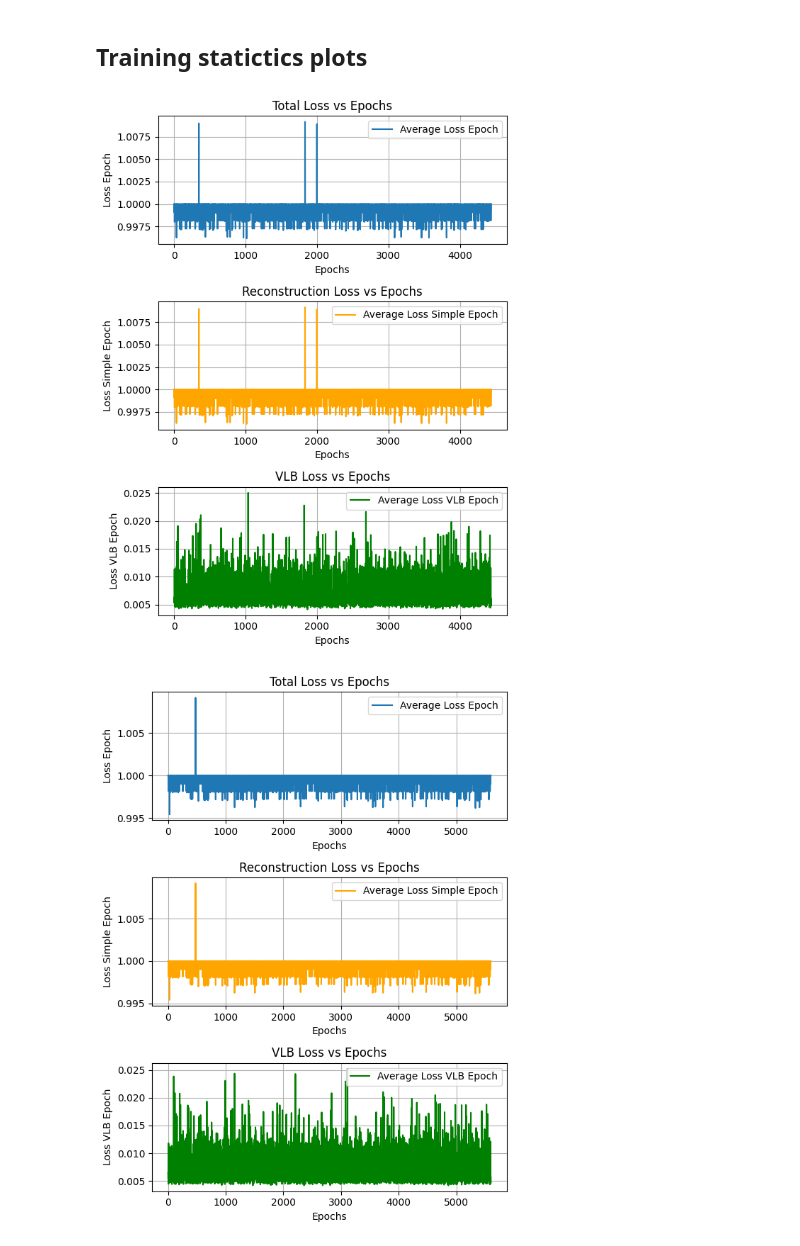
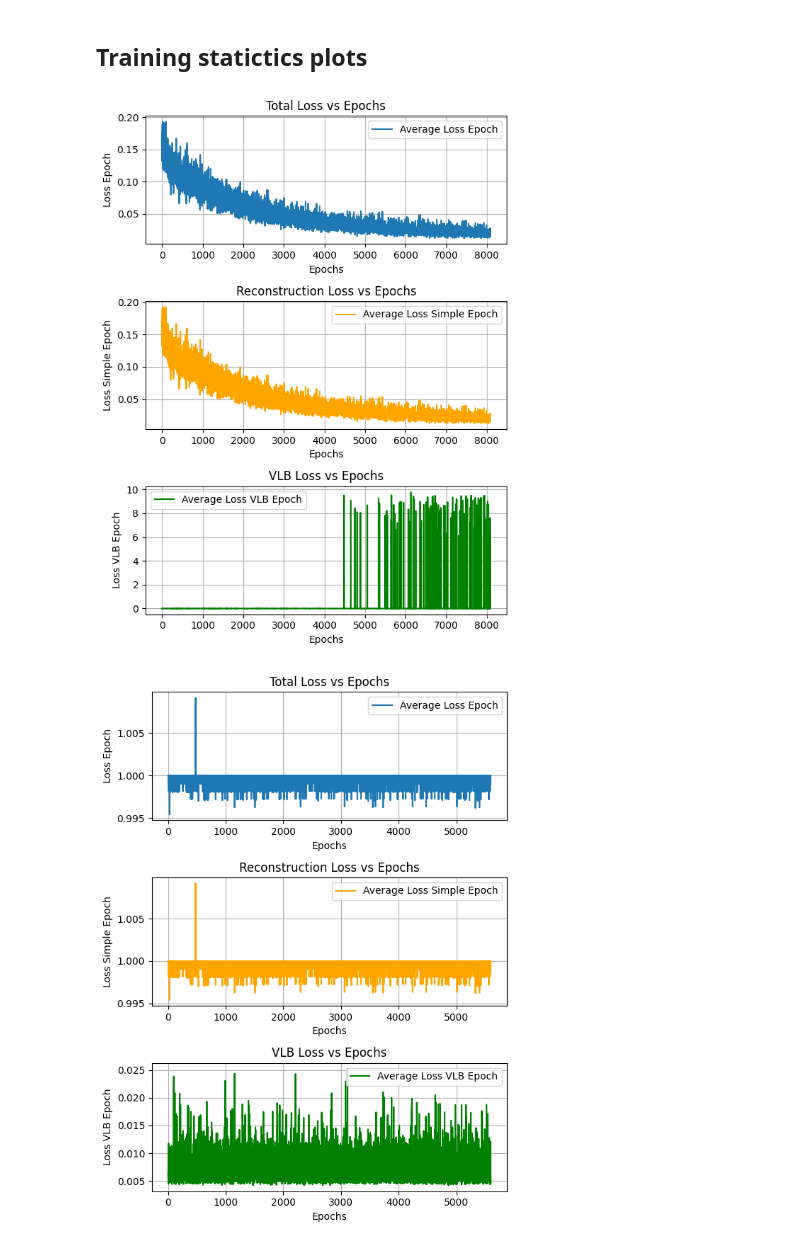
Before and after one commit to Maryamsana-1998/Uni-ControlNet, a Jupyter notebook: training_analysis.ipynb, the cells around one changed output. Saved outputs shown, nothing was run; the diff lists cells and outputs as text; code cells hidden in the pictures.

Commit message:
video data training updated

```diff
--- a/training_analysis.ipynb
+++ b/training_analysis.ipynb
@@ -120,12 +120,12 @@ plot_losses(avg_losses)
 # %%
 # Video Data Local Adapter Training
 # log_file = 'slurm_logs/slurm-106384.out'
-log_file = 'slurm-106478.out'
+log_file = 'slurm_logs/slurm-106948_training_video_local.sh.out'
 epoch_losses = extract_values(log_file)
 avg_losses = calculate_averages(epoch_losses)
 plot_losses(avg_losses)
 # %% [output]
-[figure, old version]
+[figure, new version]
 # %%
 #Video Data Global Adapter Training
 log_file = 'slurm-106479.out'
```
Also changed, not shown: 2 other files.
